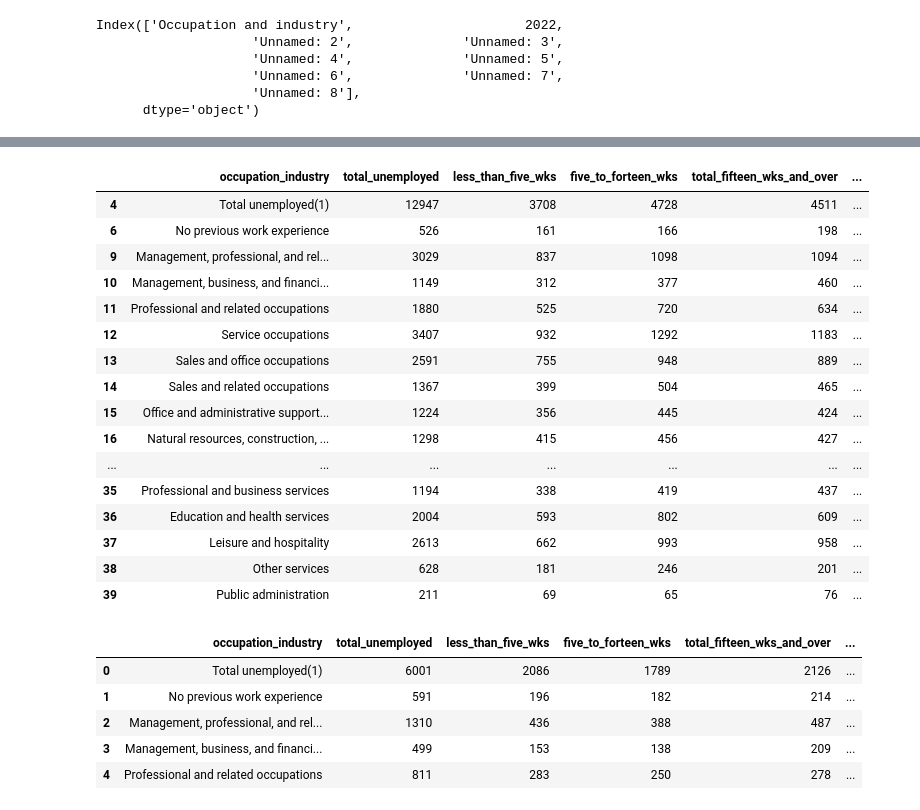
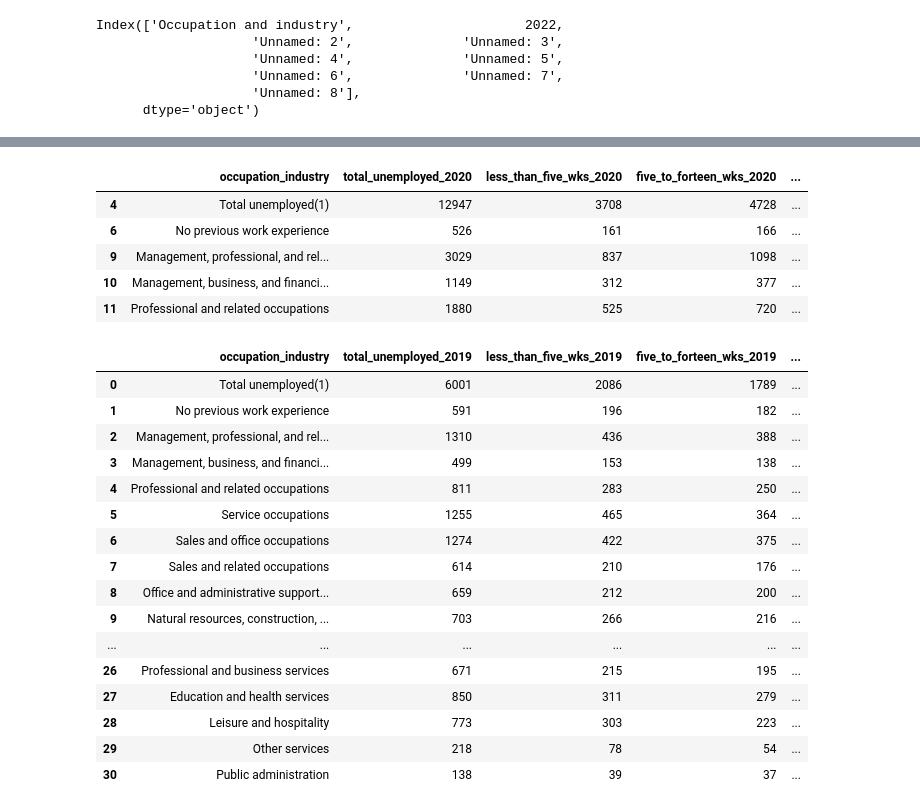
Before and after one commit to tvaughn905/Project-3, a Jupyter notebook: cleaning_industry_data.ipynb, the cells around one changed output, grey strips where cells are left out. Cells and saved outputs as stored; diff of their text form; code cells hidden in the pictures.

```diff
--- a/cleaning_industry_data.ipynb
+++ b/cleaning_industry_data.ipynb
@@ -88,39 +88,39 @@ industry_unemployment_2018_df.head()
 # %%
 industry_2022_df = industry_unemployment_2022_df.dropna()
 industry_2021_df = industry_unemployment_2021_df.dropna()
 industry_2020_df = industry_unemployment_2020_df.dropna()
 industry_2019_df = industry_unemployment_2019_df.dropna()
 industry_2018_df = industry_unemployment_2018_df.dropna()
-industry_2020_df
+industry_2020_df.head()
 # %% [output]
-|  | occupation_industry | total_unemployed | less_than_five_wks | five_to_forteen_wks | total_fifteen_wks_and_over | ... |
-| 4 | Total unemployed(1) | 12947 | 3708 | 4728 | 4511 | ... |
-| 6 | No previous work experience | 526 | 161 | 166 | 198 | ... |
-| 9 | Management, professional, and rel... | 3029 | 837 | 1098 | 1094 | ... |
-| 10 | Management, business, and financi... | 1149 | 312 | 377 | 460 | ... |
-| 11 | Professional and related occupations | 1880 | 525 | 720 | 634 | ... |
-| 12 | Service occupations | 3407 | 932 | 1292 | 1183 | ... |
-| 13 | Sales and office occupations | 2591 | 755 | 948 | 889 | ... |
-| 14 | Sales and related occupations | 1367 | 399 | 504 | 465 | ... |
-| 15 | Office and administrative support... | 1224 | 356 | 445 | 424 | ... |
-| 16 | Natural resources, construction, ... | 1298 | 415 | 456 | 427 | ... |
-| ... | ... | ... | ... | ... | ... | ... |
-| 35 | Professional and business services | 1194 | 338 | 419 | 437 | ... |
-| 36 | Education and health services | 2004 | 593 | 802 | 609 | ... |
-| 37 | Leisure and hospitality | 2613 | 662 | 993 | 958 | ... |
-| 38 | Other services | 628 | 181 | 246 | 201 | ... |
-| 39 | Public administration | 211 | 69 | 65 | 76 | ... |
+|  | occupation_industry | total_unemployed_2020 | less_than_five_wks_2020 | five_to_forteen_wks_2020 | ... |
+| 4 | Total unemployed(1) | 12947 | 3708 | 4728 | ... |
+| 6 | No previous work experience | 526 | 161 | 166 | ... |
+| 9 | Management, professional, and rel... | 3029 | 837 | 1098 | ... |
+| 10 | Management, business, and financi... | 1149 | 312 | 377 | ... |
+| 11 | Professional and related occupations | 1880 | 525 | 720 | ... |
 # %%
-industry_2022_clean = industry_2022_df.reset_index(drop=True)
-industry_2021_clean = industry_2021_df.reset_index(drop=True)
-industry_2020_clean = industry_2020_df.reset_index(drop=True)
-industry_2019_clean = industry_2019_df.reset_index(drop=True)
-industry_2018_clean = industry_2018_df.reset_index(drop=True)
-industry_2019_clean.head()
+industry_2022 = industry_2022_df.reset_index(drop=True)
+industry_2021 = industry_2021_df.reset_index(drop=True)
+industry_2020 = industry_2020_df.reset_index(drop=True)
+industry_2019 = industry_2019_df.reset_index(drop=True)
+industry_2018 = industry_2018_df.reset_index(drop=True)
+industry_2019
 # %% [output]
-|  | occupation_industry | total_unemployed | less_than_five_wks | five_to_forteen_wks | total_fifteen_wks_and_over | ... |
-| 0 | Total unemployed(1) | 6001 | 2086 | 1789 | 2126 | ... |
-| 1 | No previous work experience | 591 | 196 | 182 | 214 | ... |
-| 2 | Management, professional, and rel... | 1310 | 436 | 388 | 487 | ... |
-| 3 | Management, business, and financi... | 499 | 153 | 138 | 209 | ... |
-| 4 | Professional and related occupations | 811 | 283 | 250 | 278 | ... |
+|  | occupation_industry | total_unemployed_2019 | less_than_five_wks_2019 | five_to_forteen_wks_2019 | ... |
+| 0 | Total unemployed(1) | 6001 | 2086 | 1789 | ... |
+| 1 | No previous work experience | 591 | 196 | 182 | ... |
+| 2 | Management, professional, and rel... | 1310 | 436 | 388 | ... |
+| 3 | Management, business, and financi... | 499 | 153 | 138 | ... |
+| 4 | Professional and related occupations | 811 | 283 | 250 | ... |
+| 5 | Service occupations | 1255 | 465 | 364 | ... |
+| 6 | Sales and office occupations | 1274 | 422 | 375 | ... |
+| 7 | Sales and related occupations | 614 | 210 | 176 | ... |
+| 8 | Office and administrative support... | 659 | 212 | 200 | ... |
+| 9 | Natural resources, construction, ... | 703 | 266 | 216 | ... |
+| ... | ... | ... | ... | ... | ... |
+| 26 | Professional and business services | 671 | 215 | 195 | ... |
+| 27 | Education and health services | 850 | 311 | 279 | ... |
+| 28 | Leisure and hospitality | 773 | 303 | 223 | ... |
+| 29 | Other services | 218 | 78 | 54 | ... |
+| 30 | Public administration | 138 | 39 | 37 | ... |
```
Also changed, not shown: parts of 34 cells of this notebook, 7 other files.
